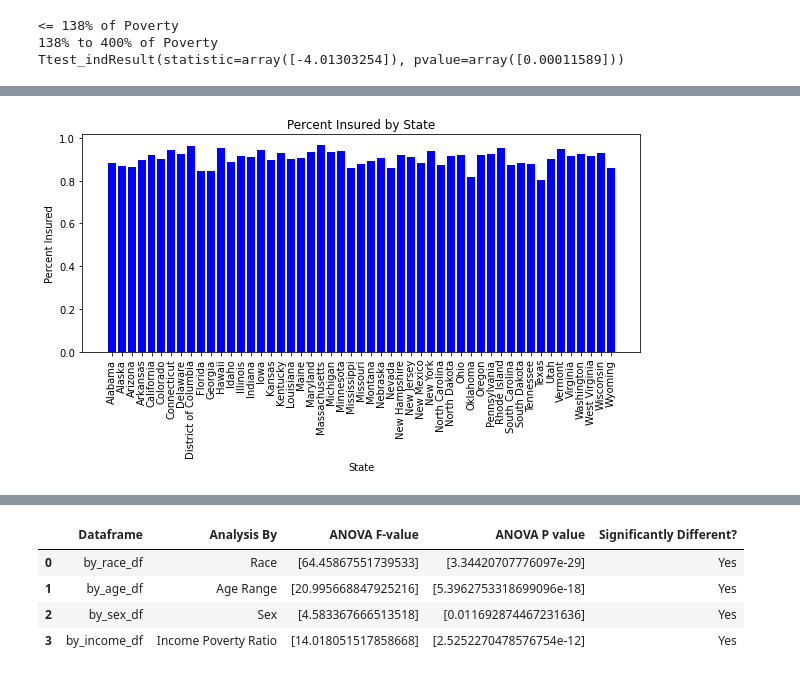
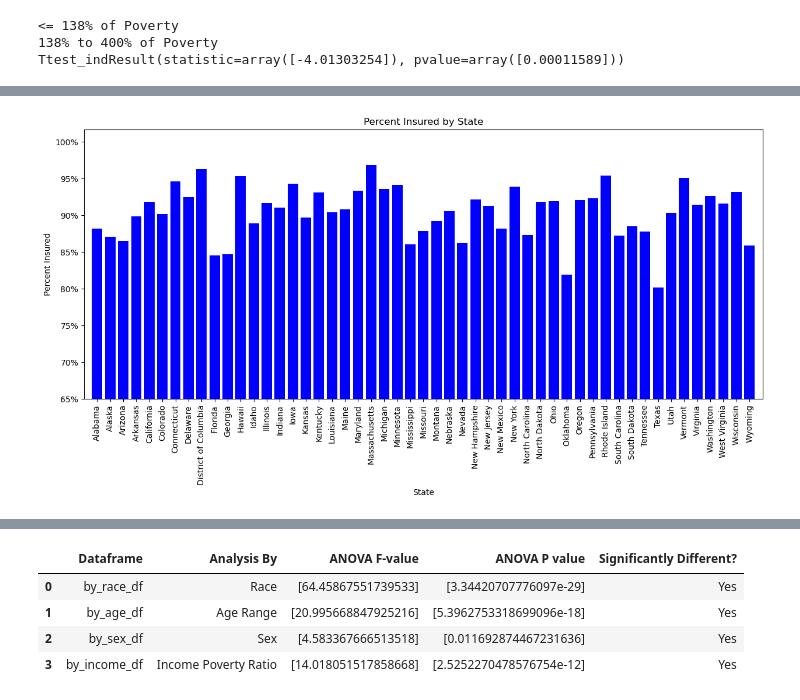
Before and after one commit to KZavalin/Project1_Group4, a Jupyter notebook: Insurance Census Data Updated.ipynb, the cells around one changed output, grey strips where cells are left out. Saved outputs shown, nothing was run; the diff lists cells and outputs as text; code cells hidden in the pictures.

```diff
--- a/Insurance Census Data Updated.ipynb
+++ b/Insurance Census Data Updated.ipynb
@@ -329,30 +344,34 @@ summary_df.head()
 | 1098 | Arkansas | 2163768.0 | 244865.0 | All Races | Under 65 years | Both Sexes | All Incomes | ... |
 | 1464 | California | 30371373.0 | 2702033.0 | All Races | Under 65 years | Both Sexes | All Incomes | ... |
 # %%
-plt.figure(figsize=(10,4))
-x_axis=np.arange(len(summary_df))
+plt.figure(figsize=(15,6))
+x_axis = np.arange(len(summary_df))
+y_axis = (.65, .70, .75, .80, .85, .90, .95, 1.0)
+
 tick_locations = [value for value in x_axis]
+ytick_locations = np.arange(.65, 1.05, .05)
+
+plt.bar(x_axis,summary_df["Percent Insured"],color='b')
 plt.xticks(tick_locations, summary_df["State"], rotation="vertical")
-
-subplot=plt.bar(x_axis,summary_df["Percent Insured"],color='b')
+plt.yticks(ytick_locations, ['{:,.0%}'.format(y) for y in y_axis])
+plt.xlim(-1, 51)
+plt.ylim(.65)
 plt.title("Percent Insured by State")
 plt.xlabel("State")
 plt.ylabel("Percent Insured")
 
-#Setting y axis to percent doesn't want to work with bar graph...to be resolved if we need it
-#sets y axis range and then sets it to percent. You can change numbers here to alter the range.
-#yvalues=np.arange(0,1.2,step=.2)
-#plt.yticks(['{:,.0%}'.format(y) for y in yvalues])
+
+
 
 #Bbox_inches makes sure there is room to fit the x ticks/label in the EXPORTED FILE.
 #Two formats used for output. If you can use svg in making the presentation, it will look better
 #because it's a vector graphics file, so it won't get pixilated when you make it larger.
 plt.savefig("output/graphs_age.svg", bbox_inches='tight')
 plt.savefig("output/graphs_age.png", bbox_inches='tight')
 plt.savefig("By_state_Bar.png")
 plt.show()
 # %% [output]
-[figure, old version]
+[figure, new version]
 # %%
 #This does statistical analysis on a dictionary of dataframes. It's a dictionary because
 #the string name of each dataframe can be used to print which dataframe is being processed.
```
Also changed, not shown: parts of 12 cells of this notebook, 6 other files.
